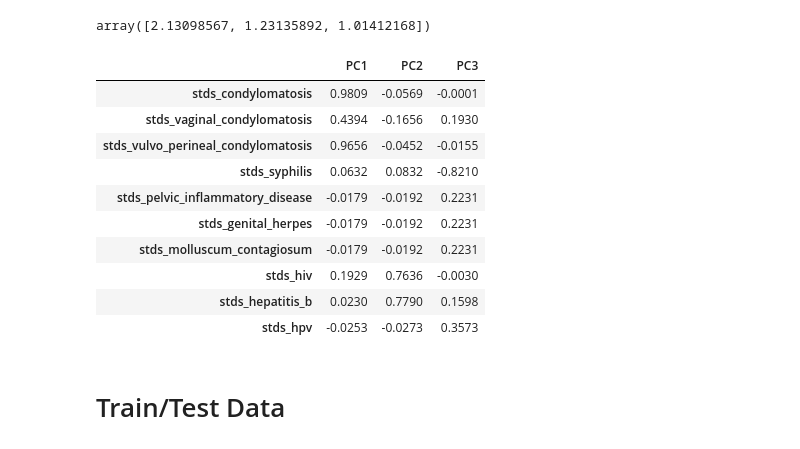
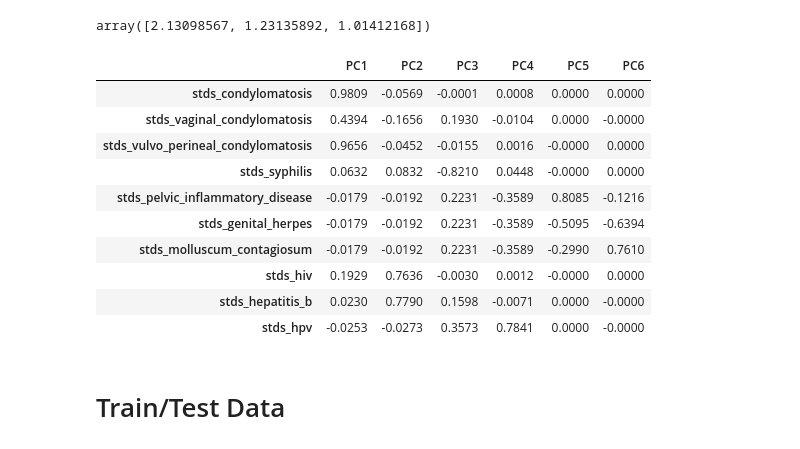
Before and after one commit to jmniehaus/cervical_cancer, a Jupyter notebook: cervical.ipynb, the cells around one changed output. Cells and saved outputs as stored; diff of their text form; code cells hidden in the pictures.

```diff
--- a/cervical.ipynb
+++ b/cervical.ipynb
@@ -34,3 +35,5 @@ df = pd.read_csv("./data.csv")
+# %%
+df = pd.read_csv("https://archive.ics.uci.edu/ml/machine-learning-databases/00383/risk_factors_cervical_cancer.csv")
 # %% [markdown]
 # Encode missings
 # %%
@@ -197,22 +213,22 @@ pc.explained_variance_[0:3]
 # %% [output]
 array([2.13098567, 1.23135892, 1.01412168])
 # %%
-loadings = pc.components_[0:3].T * np.sqrt(pc.explained_variance_[0:3])
+loadings = pc.components_[0:6].T * np.sqrt(pc.explained_variance_[0:6])
 
-loadmat = pd.DataFrame(np.round(loadings, 4), columns=['PC1', 'PC2', 'PC3'], index=stds.columns.values)
+loadmat = pd.DataFrame(np.round(loadings, 4), columns=['PC1', 'PC2', 'PC3', "PC4", "PC5", "PC6"], index=stds.columns.values)
 loadmat
 # %% [output]
-|  | PC1 | PC2 | PC3 |
-| stds_condylomatosis | 0.9809 | -0.0569 | -0.0001 |
-| stds_vaginal_condylomatosis | 0.4394 | -0.1656 | 0.1930 |
-| stds_vulvo_perineal_condylomatosis | 0.9656 | -0.0452 | -0.0155 |
-| stds_syphilis | 0.0632 | 0.0832 | -0.8210 |
-| stds_pelvic_inflammatory_disease | -0.0179 | -0.0192 | 0.2231 |
-| stds_genital_herpes | -0.0179 | -0.0192 | 0.2231 |
-| stds_molluscum_contagiosum | -0.0179 | -0.0192 | 0.2231 |
-| stds_hiv | 0.1929 | 0.7636 | -0.0030 |
-| stds_hepatitis_b | 0.0230 | 0.7790 | 0.1598 |
-| stds_hpv | -0.0253 | -0.0273 | 0.3573 |
+|  | PC1 | PC2 | PC3 | PC4 | PC5 | PC6 |
+| stds_condylomatosis | 0.9809 | -0.0569 | -0.0001 | 0.0008 | 0.0000 | 0.0000 |
+| stds_vaginal_condylomatosis | 0.4394 | -0.1656 | 0.1930 | -0.0104 | 0.0000 | -0.0000 |
+| stds_vulvo_perineal_condylomatosis | 0.9656 | -0.0452 | -0.0155 | 0.0016 | -0.0000 | 0.0000 |
+| stds_syphilis | 0.0632 | 0.0832 | -0.8210 | 0.0448 | -0.0000 | 0.0000 |
+| stds_pelvic_inflammatory_disease | -0.0179 | -0.0192 | 0.2231 | -0.3589 | 0.8085 | -0.1216 |
+| stds_genital_herpes | -0.0179 | -0.0192 | 0.2231 | -0.3589 | -0.5095 | -0.6394 |
+| stds_molluscum_contagiosum | -0.0179 | -0.0192 | 0.2231 | -0.3589 | -0.2990 | 0.7610 |
+| stds_hiv | 0.1929 | 0.7636 | -0.0030 | 0.0012 | -0.0000 | 0.0000 |
+| stds_hepatitis_b | 0.0230 | 0.7790 | 0.1598 | -0.0071 | 0.0000 | -0.0000 |
+| stds_hpv | -0.0253 | -0.0273 | 0.3573 | 0.7841 | 0.0000 | -0.0000 |
 # %% [markdown]
 # Train/Test Data
 # %%
```
Also changed, not shown: parts of 31 cells of this notebook, 2 other files.
